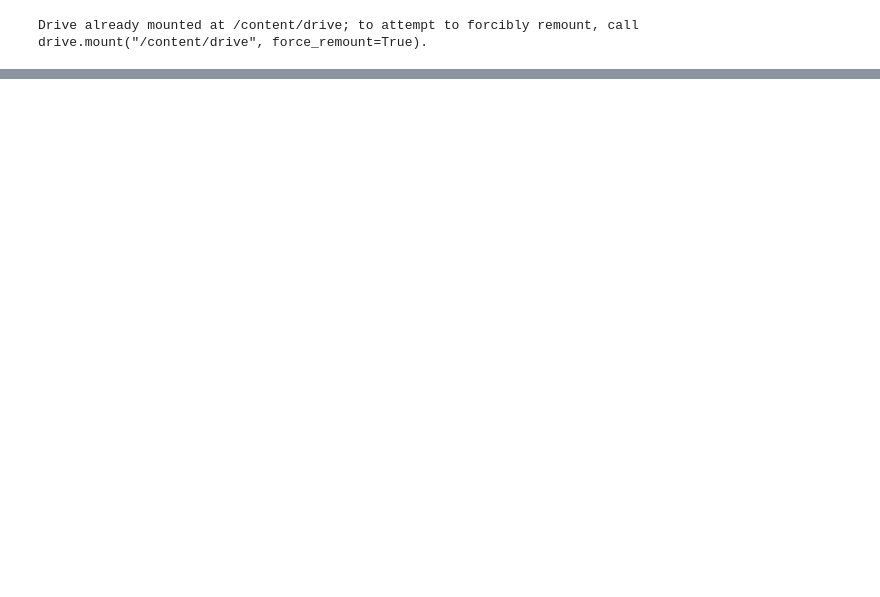
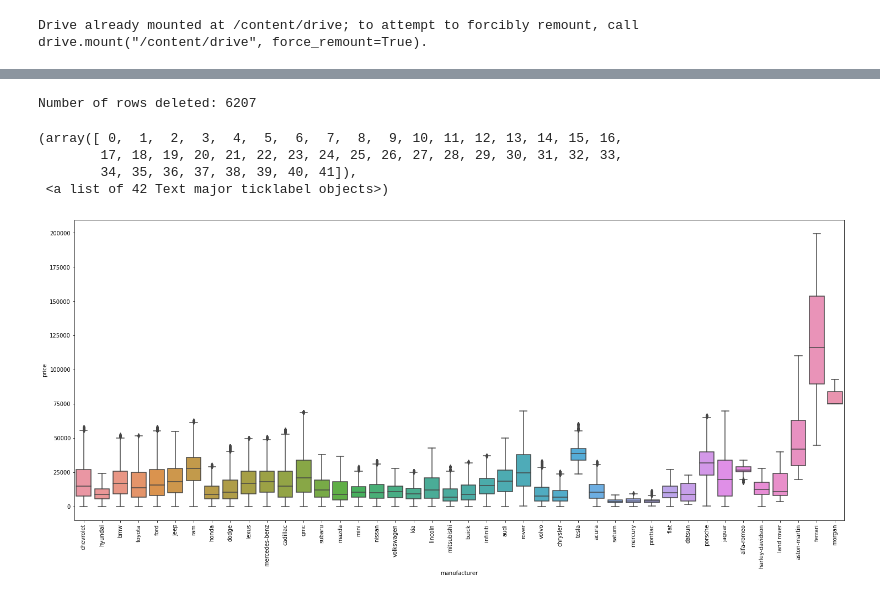
Before and after one commit to Dearsu520/automotive-modeling-project, a Jupyter notebook: ETL/Price_Prediction_Model.ipynb, the cells around one changed output, grey strips where cells are left out. Drawn from its saved outputs; the diff is of its cells as text; code cells hidden in the pictures; blank space fills up the shorter version.

```diff
--- a/ETL/Price_Prediction_Model.ipynb
+++ b/ETL/Price_Prediction_Model.ipynb
@@ -76,0 +130,25 @@ X_train_scaled
+# %%
+manufactures = df['manufacturer'].unique()
+
+arrays = []
+
+# Calculate interquartile range(IRQ) of price for each manufacturer
+for m, manufacturer in enumerate(manufactures):
+  df_manufacturer = df[df['manufacturer'] == manufacturer ]
+  Q1 = df_manufacturer['price'].quantile(0.25)
+  Q3 = df_manufacturer['price'].quantile(0.75)
+  IQR = Q3 - Q1
+  lower_limit = Q1 - 1.5 * IQR
+  upper_limit = Q3 + 1.5 * IQR
+
+  # Filter out price range between (Q1 - 1.5 * IQR) and (Q3 + 1.5 * IQR) for each manufacturer
+
+  new_df = 'updated' + str(manufacturer)
+  new_df = df_manufacturer[((df_manufacturer['price'] > lower_limit) & (df_manufacturer['price'] < upper_limit))]
+
+  array = new_df.values
+  arrays.append(array)
+# %%
+new_df = pd.DataFrame(np.concatenate(arrays))
+new_df.columns = ['price', 'manufacturer','car_model', 'year', 'title_status', 'condition', 'cylinders', 'fuel', 'odometer', 'transmission', 'drive', 'type','paint_color','region', 'state', 'lat', 'long']
+new_df.reset_index(drop=True, inplace=True)
@@ -76,0 +192,3 @@ X_train_scaled
+# %%
+# convert some features to numeric
+new_df[["price", "year", "cylinders", "odometer", "lat", "long"]] = new_df[["price", "year", "cylinders", "odometer", "lat", "long"]].apply(pd.to_numeric)
@@ -76,0 +216,15 @@ X_train_scaled
+# %%
+print('Number of rows deleted:', len(df) - len(new_df))
+# %% [output]
+Number of rows deleted: 6207
+# %%
+# Replot the new_df for price range. Now there are no outliers based on price for each manufacturer
+plt.figure(figsize=(25,10))
+sns.boxplot(x='manufacturer'  , y='price'  , data=new_df)
+plt.xticks(rotation=90)
+# %% [output]
+(array([ 0,  1,  2,  3,  4,  5,  6,  7,  8,  9, 10, 11, 12, 13, 14, 15, 16,
+        17, 18, 19, 20, 21, 22, 23, 24, 25, 26, 27, 28, 29, 30, 31, 32, 33,
+        34, 35, 36, 37, 38, 39, 40, 41]),
+ <a list of 42 Text major ticklabel objects>)
+[figure, added]
```
Also changed, not shown: parts of 96 cells of this notebook, 2 other files.
